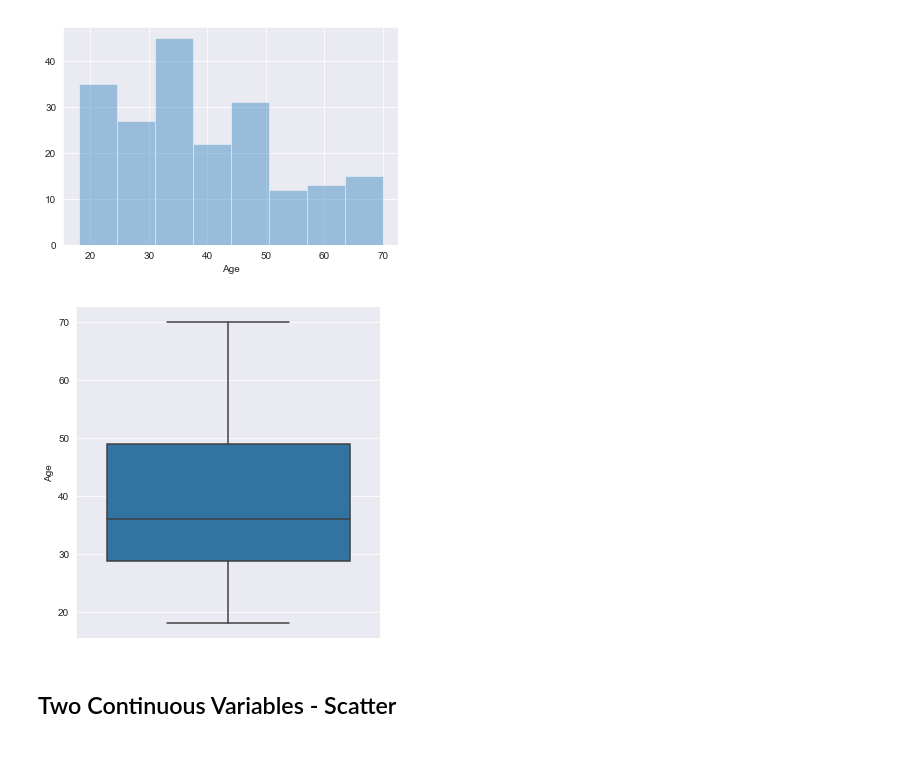
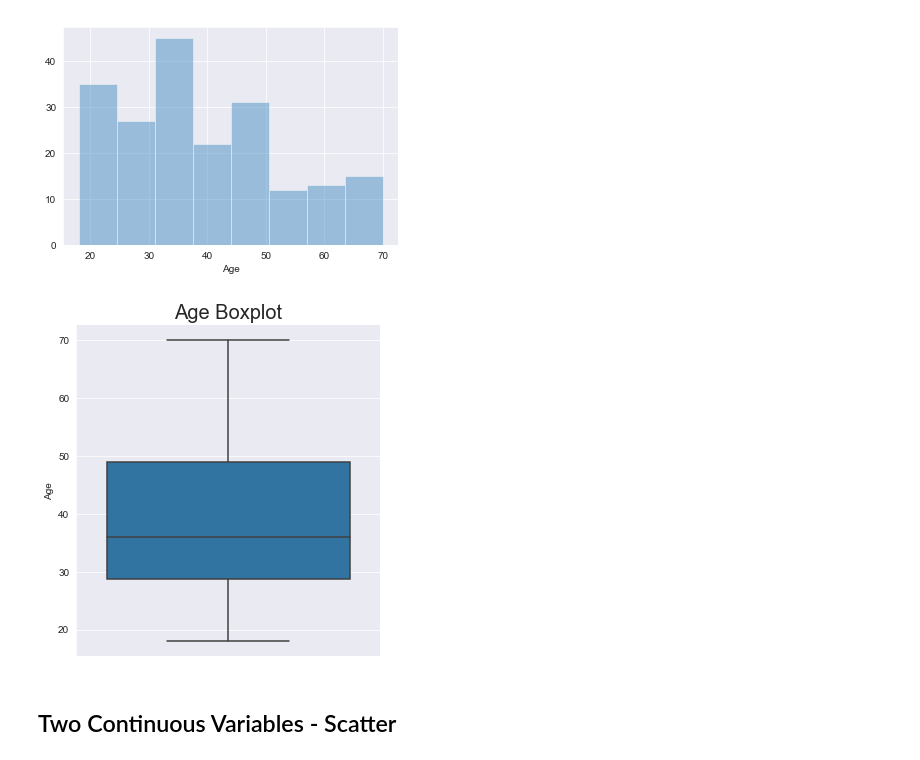
Before and after one commit to anqitu/python-data-analysis-training, a Jupyter notebook: exercises/data_analysis.ipynb, the cells around one changed output. Saved outputs shown, nothing was run; the diff lists cells and outputs as text; code cells hidden in the pictures.

```diff
--- a/exercises/data_analysis.ipynb
+++ b/exercises/data_analysis.ipynb
@@ -7,7 +9,7 @@ import sklearn
 # %% [markdown]
 ## Import Data
 # %%
-df = pd.read_csv('data/mall_customers.csv')
+# df = pd.read_csv('data/mall_customers.csv')
 df = pd.read_excel('data/mall_customers.xlsx')
 # %% [markdown]
 ## Head and Tail
@@ -105,9 +210,10 @@ plt.show()
 [figure]
 # %%
 sns.catplot(y='Age', data = df, kind = 'box')
+plt.title('Age Boxplot', fontsize = 20)
 plt.show()
 # %% [output]
-[figure, old version]
+[figure, new version]
 # %% [markdown]
 ## Two Continuous Variables - Scatter
 # %%
```
Also changed, not shown: parts of 32 cells of this notebook, 1 other file.
